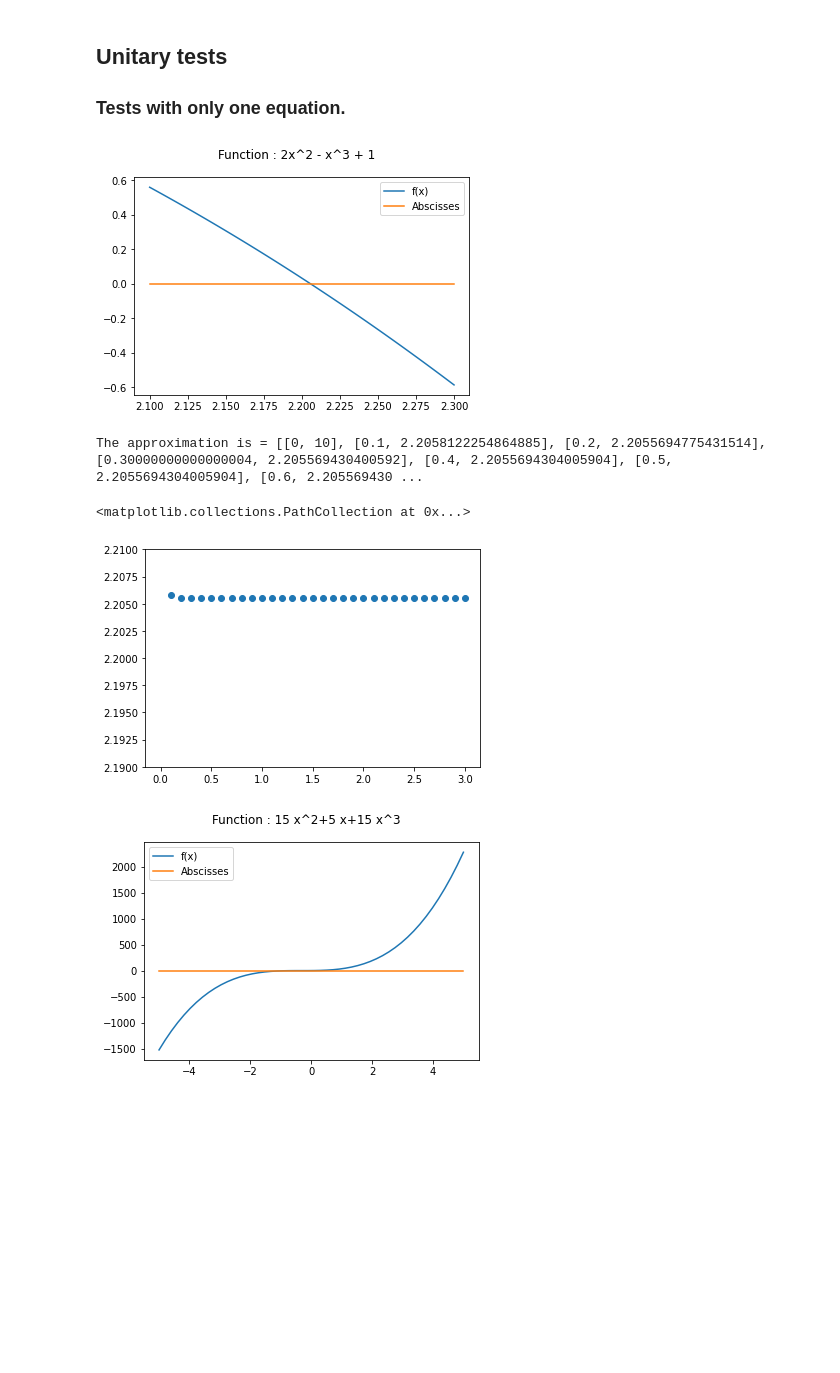
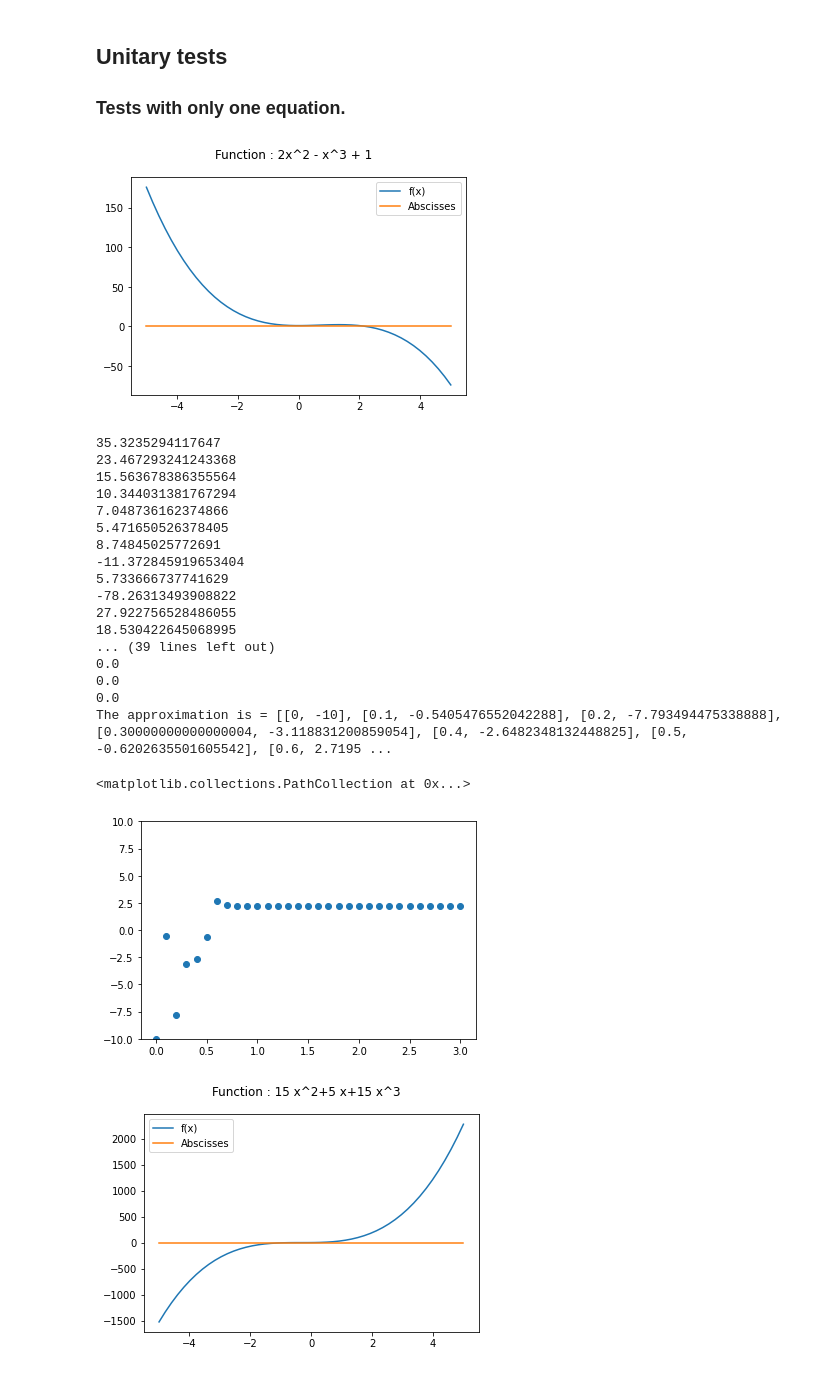
Before and after one commit to AlexPoiron/FirstModel, a Jupyter notebook: Main.ipynb, the cells around one changed output. Cells and saved outputs as stored; diff of their text form; code cells hidden in the pictures; blank space fills up the shorter version.

Commit message:
need to fix the approximate. Nearly done

```diff
--- a/Main.ipynb
+++ b/Main.ipynb
@@ -52,13 +52,19 @@ def FirstModel(expr, u0):
         t0 += delta
 
         #Newton's method
-        while(approxim > Epsilon or approxim < -Epsilon):
+        while(approxim > Epsilon):
             #Find u_n+1
-            fxk = evaluate(u0, expr)
-            fxk_prime = evaluate(u0, Jacobian_one(expr))
-            uk = u0 - (float(fxk) / float(fxk_prime))
-            u0 = uk
-            approxim = evaluate(uk, expr)
+            fx0 = evaluate(u0, expr)
+            fx0_prime = evaluate(u0, Jacobian_one(expr))
+            uk = u0 - (float(fx0) / float(fx0_prime))
+
+
+
+            approxim = (uk - u0)/delta
+            print(approxim)
+            #delta_approxim = fx0 - approxim
+
+            u0 =uk
 
         time.append(t0)
         res.append(uk)
@@ -75,32 +81,48 @@ def FirstModel(expr, u0):
 ### Tests with only one equation.
 # %%
 fig, ax = plt.subplots()
-x_ = np.linspace(2.10, 2.30)
+x_ = np.linspace(-5, 5)
 y = 2*x_**2 - x_**3 + 1
 zero = 0*x_
 ax.plot(x_, y, label ='f(x)')
 ax.plot(x_, zero, label = 'Abscisses')
 plt.legend()
 fig.suptitle('Function : 2x^2 - x^3 + 1')
 plt.show()
 
 vec = 2*x**2 - x**3 + 1
-res = FirstModel(vec, 10)
+res = FirstModel(vec, -10)
 print(res)
 absi = []
 for i in range(0, len(res)):
     absi.append(res[i][0])
 coords = []
 for j in range(0, len(res)):
     coords.append(res[j][1])
 
-plt.ylim([2.19, 2.21])
+plt.ylim([-10, 10])
 plt.scatter(absi, coords)
 # %% [output]
-[figure, old version]
+[figure, new version]
-The approximation is = [[0, 10], [0.1, 2.2058122254864885], [0.2, 2.2055694775431514], [0.30000000000000004, 2.205569430400592], [0.4, 2.2055694304005904], [0.5, 2.2055694304005904], [0.6, 2.205569430 ...
+35.3235294117647
+23.467293241243368
+15.563678386355564
+10.344031381767294
+7.048736162374866
+5.471650526378405
+8.74845025772691
+-11.372845919653404
+5.733666737741629
+-78.26313493908822
+27.922756528486055
+18.530422645068995
+... (39 lines left out)
+0.0
+0.0
+0.0
+The approximation is = [[0, -10], [0.1, -0.5405476552042288], [0.2, -7.793494475338888], [0.30000000000000004, -3.118831200859054], [0.4, -2.6482348132448825], [0.5, -0.6202635501605542], [0.6, 2.7195 ...
 <matplotlib.collections.PathCollection at 0x...>
-[figure, old version]
+[figure, new version]
 # %%
 fig, ax = plt.subplots()
 x_ = np.linspace(-5, 5)
```
